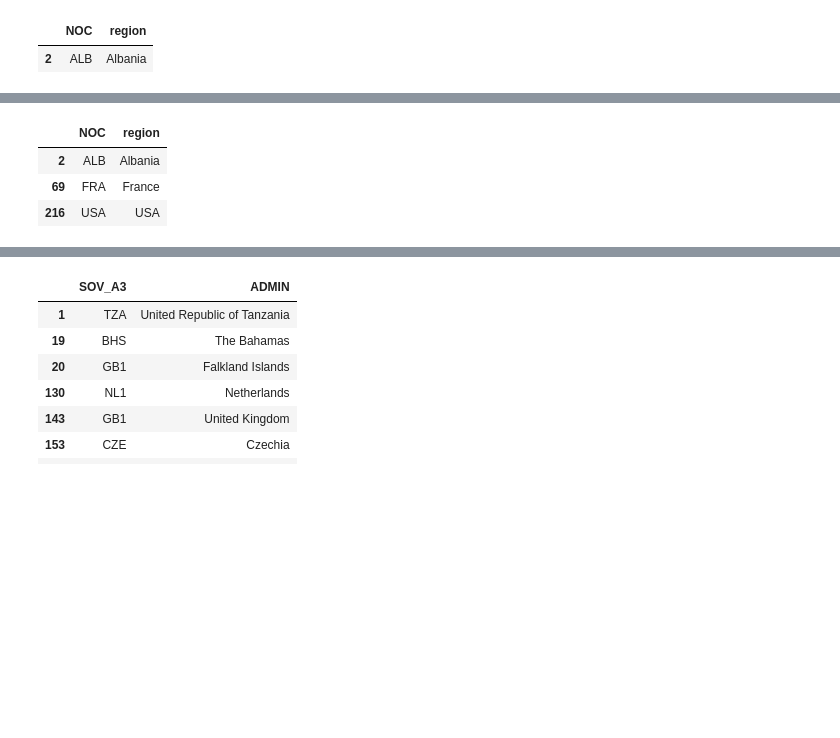
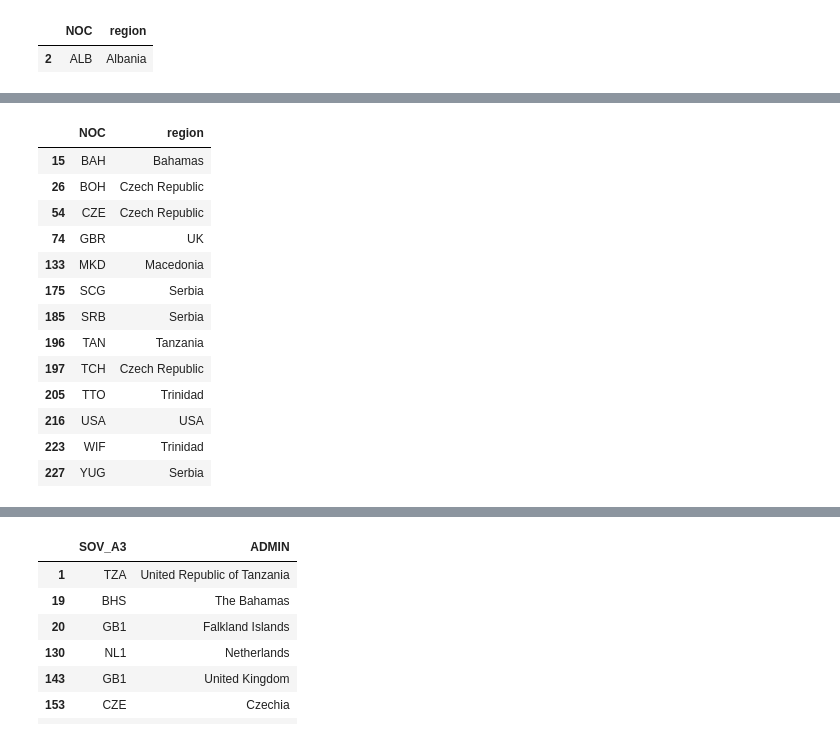
Before and after one commit to id2771/olympic-charts, a Jupyter notebook: problem Q10.ipynb, the cells around one changed output, grey strips where cells are left out. Drawn from its saved outputs; the diff is of its cells as text; code cells hidden in the pictures; blank space fills up the shorter version.

```diff
--- a/problem Q10.ipynb
+++ b/problem Q10.ipynb
@@ -39,11 +127,32 @@ subset2
+# %%
+names_0 = [
+    "USA",
+    "Trinidad",
+    "Serbia",
+    "Tanzania",
+    "UK",
+    "Bahamas",
+    "Macedonia",
+    "Czech Republic"
+    ]
 # %%
-mask = noc_regions['NOC'].isin(['ALB','USA','FRA'])
+mask = noc_regions['region'].isin(names_0)
 subset2 = noc_regions.loc[mask, ['NOC', 'region']]
 subset2
 # %% [output]
 |  | NOC | region |
-| 2 | ALB | Albania |
-| 69 | FRA | France |
+| 15 | BAH | Bahamas |
+| 26 | BOH | Czech Republic |
+| 54 | CZE | Czech Republic |
+| 74 | GBR | UK |
+| 133 | MKD | Macedonia |
+| 175 | SCG | Serbia |
+| 185 | SRB | Serbia |
+| 196 | TAN | Tanzania |
+| 197 | TCH | Czech Republic |
+| 205 | TTO | Trinidad |
 | 216 | USA | USA |
+| 223 | WIF | Trinidad |
+| 227 | YUG | Serbia |
 # %%
 df = pd.read_csv("athlete_events.csv")
```
Also changed, not shown: parts of 11 cells of this notebook, 1 other file.
